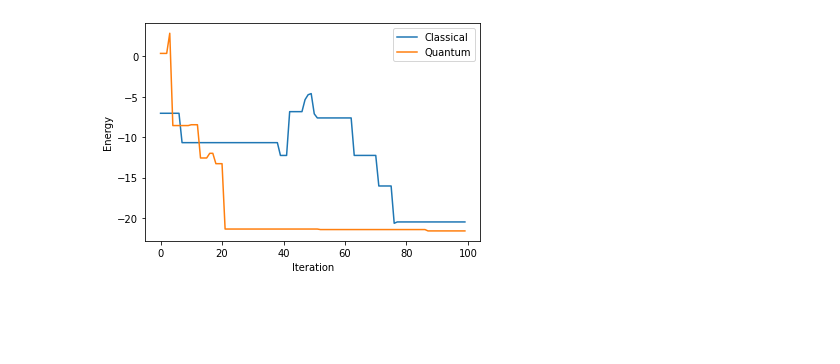
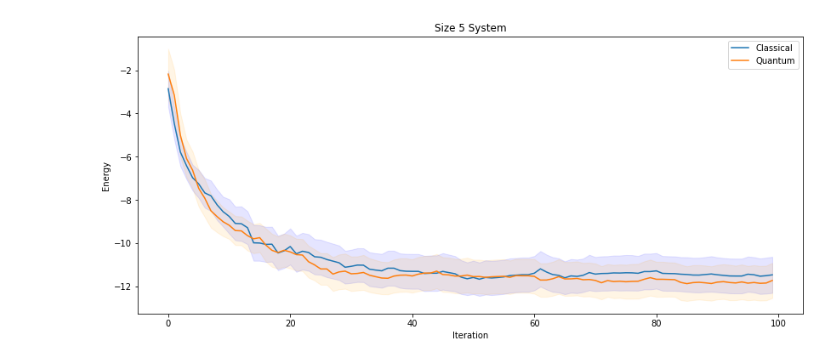
Before and after one commit to diracq/qdhmc, a Jupyter notebook: MH/qmcmc_example.ipynb, the cells around one changed output. Drawn from its saved outputs; the diff is of its cells as text; code cells hidden in the pictures; blank space fills up the shorter version.

```diff
--- a/MH/qmcmc_example.ipynb
+++ b/MH/qmcmc_example.ipynb
@@ -2,25 +5,3 @@
 from qmcmc import IsingMH
 import numpy as np
 import matplotlib.pyplot as plt
-# %%
-s = 10
-js_1d = np.random.normal(0, 1, s)
-hs = np.random.normal(0, 1, s)
-r = 5
-t = 0.5
-
-test_c = IsingMH(s, js_1d, hs, r, t, "classical")
-test_q = IsingMH(s, js_1d, hs, r, t, "quantum")
-
-_, _, _, a_c, rs_c = test_c.run_mcmc(100, 0)
-_, _, _, a_q, rs_q = test_q.run_mcmc(100, 0)
-
-
-plt.plot(-rs_c[0], label='Classical')
-plt.plot(-rs_q[0], label='Quantum')
-plt.xlabel("Iteration")
-plt.ylabel("Energy")
-plt.legend()
-plt.show()
-# %% [output]
-[figure, removed]
@@ -26,0 +71,28 @@ plt.show()
+# %%
+fig, ax = plt.subplots(figsize=(14, 6))
+x = np.arange(100)
+cs = np.array(cs_5)
+qs = np.array(qs_5)
+
+cs1 = np.squeeze(cs)
+qs1 = np.squeeze(qs)
+
+cs_mean = np.mean(cs1, axis=0)
+qs_mean = np.mean(qs1, axis=0)
+
+cs_ci = 1.96 * np.std(cs1, axis=0)/np.sqrt(100)
+qs_ci = 1.96 * np.std(qs1, axis=0)/np.sqrt(100)
+
+ax.plot(cs_mean, label='Classical')
+ax.plot(qs_mean, label='Quantum')
+
+ax.fill_between(x, (cs_mean - cs_ci), (cs_mean + cs_ci), color='b', alpha=.1)
+ax.fill_between(x, (qs_mean - qs_ci), (qs_mean + qs_ci), color='orange', alpha=.1)
+
+plt.title("Size 5 System")
+plt.xlabel("Iteration")
+plt.ylabel("Energy")
+plt.legend()
+plt.show()
+# %% [output]
+[figure, added]
```
Also changed, not shown: parts of 4 cells of this notebook.
